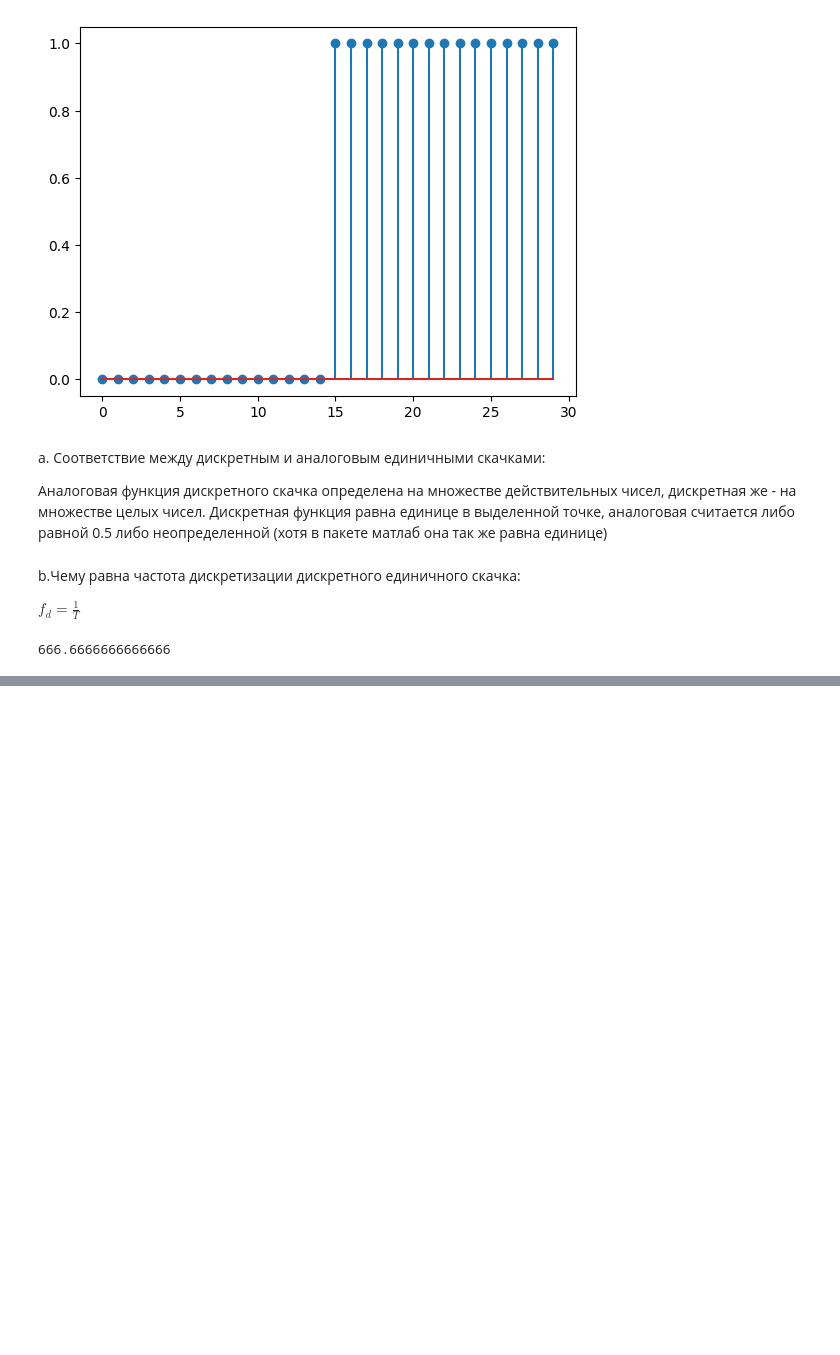
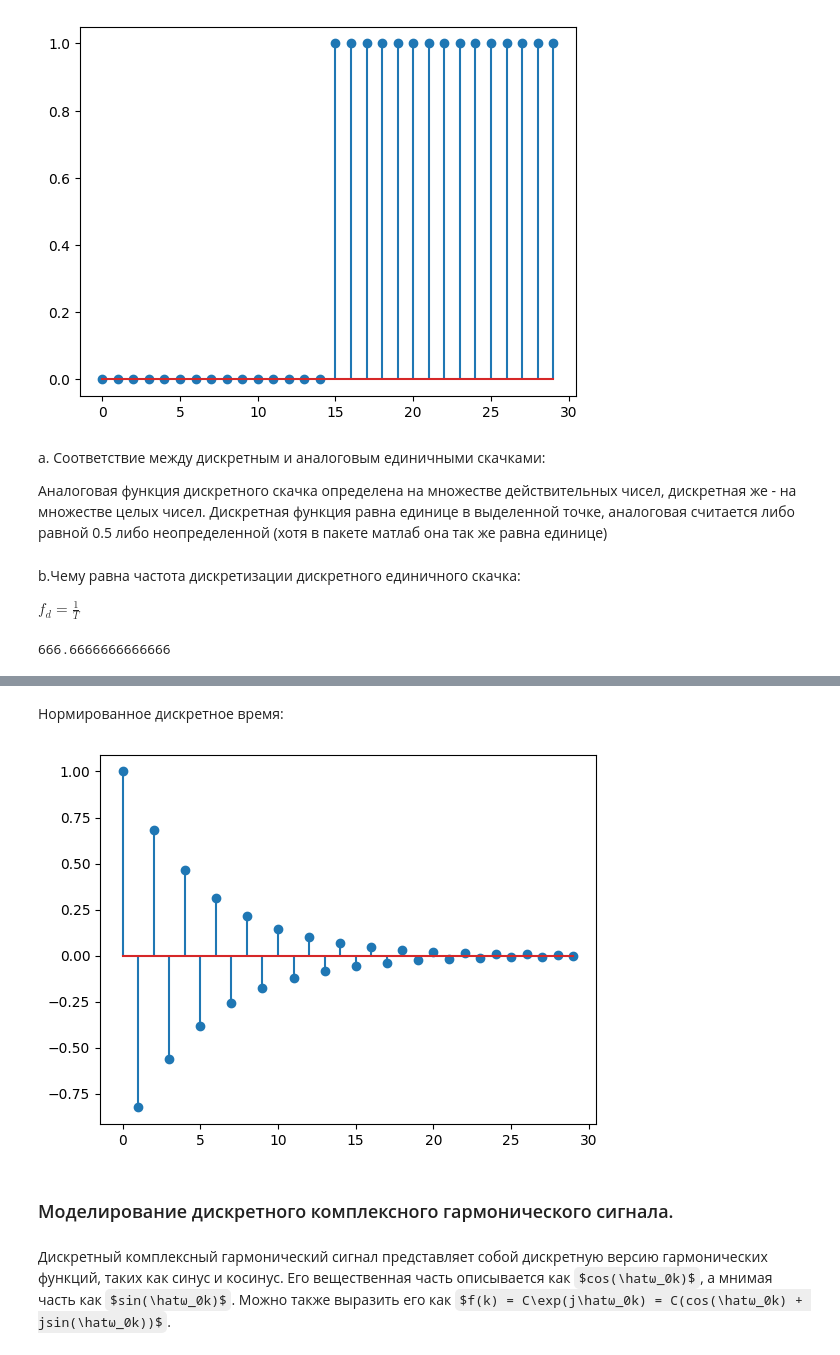
Before and after one commit to HippoMaru/DSP, a Jupyter notebook: task1.ipynb, the cells around one changed output, grey strips where cells are left out. Saved outputs shown, nothing was run; the diff lists cells and outputs as text; code cells hidden in the pictures; some formulas as TeX source; blank space fills up the shorter version.

```diff
--- a/task1.ipynb
+++ b/task1.ipynb
@@ -111,0 +143,11 @@ $f_d = \frac{1}{T}$
+# %% [markdown]
+Нормированное дискретное время:
+# %%
+plt.stem(k, digital_normal_time)
+plt.show()
+# %% [output]
+[figure, added]
+# %% [markdown]
+### Моделирование дискретного комплексного гармонического сигнала.
+# %% [markdown]
+Дискретный комплексный гармонический сигнал представляет собой дискретную версию гармонических функций, таких как синус и косинус. Его вещественная часть описывается как $cos(\hatω_0k)$, а мнимая часть как $sin(\hatω_0k)$. Можно также выразить его как $f(k) = C\exp(j\hatω_0k) = C(cos(\hatω_0k) + jsin(\hatω_0k))$.
```
Also changed, not shown: parts of 29 cells of this notebook.
